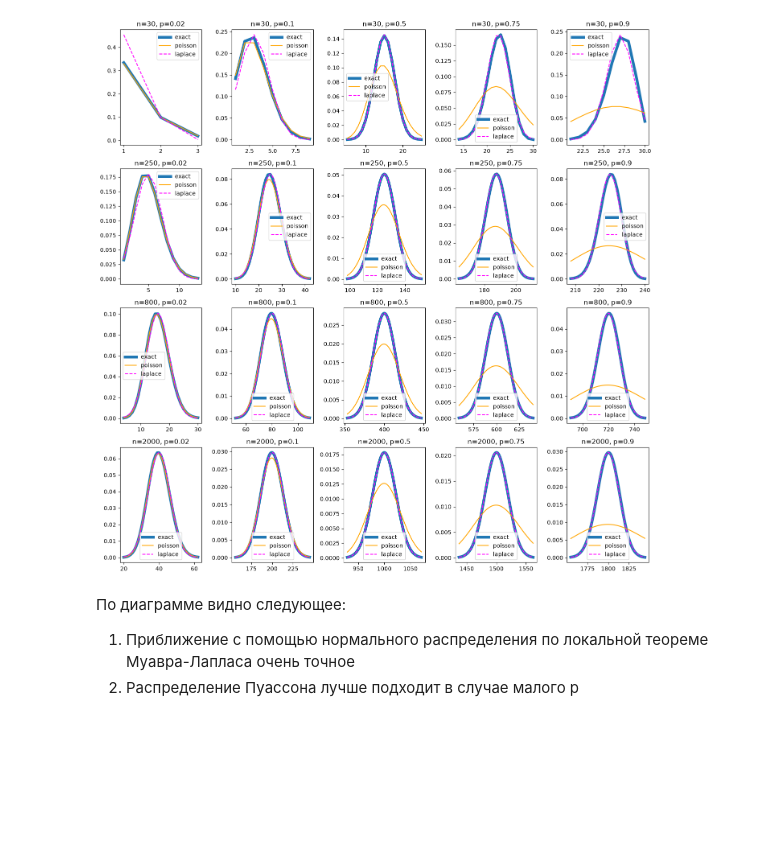
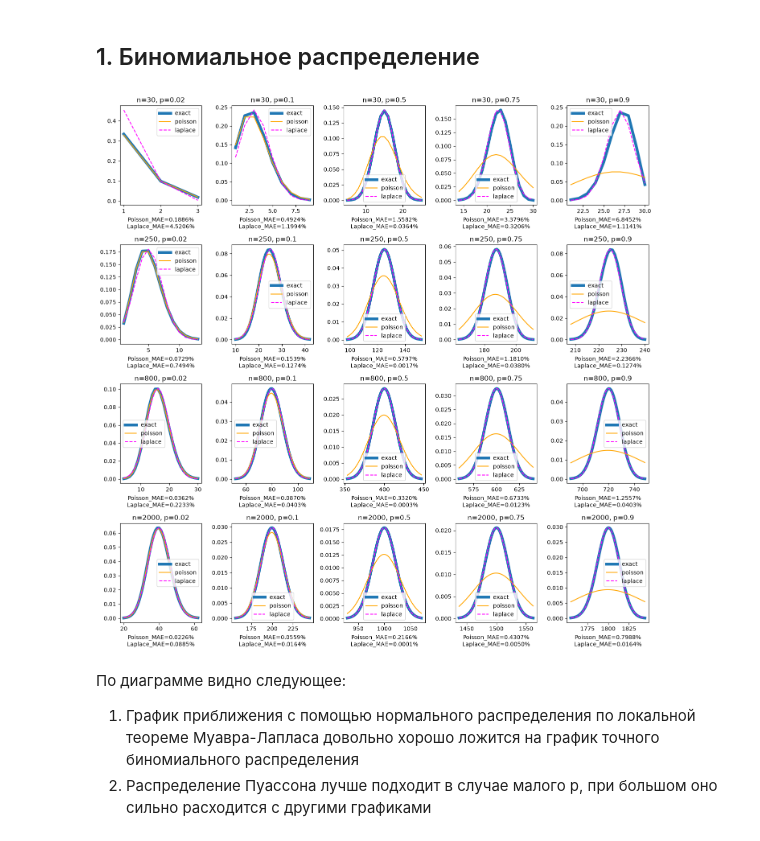
Before and after one commit to ilyakosstin/proba_billy_tea_1, a Jupyter notebook: 4/solution.ipynb, the cells around one changed output. Drawn from its saved outputs; the diff is of its cells as text; code cells hidden in the pictures; blank space fills up the shorter version.

```diff
--- a/4/solution.ipynb
+++ b/4/solution.ipynb
@@ -24,4 +18,6 @@ Successfully installed scipy-1.18.1
 import numpy as np
 from scipy.stats import binom, norm, poisson
 import matplotlib.pyplot as plt
+# %% [markdown]
+## 1. Биномиальное распределение
 # %%
@@ -36,41 +40,51 @@ def binom_moivre_laplace(k, n, p):
     sigma = np.sqrt(n * p * (1 - p))
     return norm.pdf(k, loc=mu, scale=sigma)
 # %%
+# Посмотрим на графики распределения и посчитаем MAE (mean absolute error) в %
+
 # Различные значения параметров, которые будем перебирать
 # Будем считать со всеми k in [1:n]
+
+# по вертикали -- количество экспериментов
 ns = [30, 250, 800, 2000]
+
+# по горизонтали -- вероятность "успешного" исхода
 ps = [0.02, 0.1, 0.5, 0.75, 0.9]
 
 # Помогает отрезать ненужную часть графика, где у всех распределений
 # значение примерно 0. use_threshold=False отключает обрезание
 threshold = 1e-4
 use_threshold = True
 
 fig, axes = plt.subplots(len(ns), len(ps), figsize=(14, 14))
 
 for i, n in enumerate(ns):
     for j, p in enumerate(ps):
         ax = axes[i, j]
         ks = np.arange(1, n + 1)
         exact = binom_exact_prob(ks, n, p)
         poiss = binom_poisson_prob(ks, n, p)
         lapl = binom_moivre_laplace(ks, n, p)
 
         using_threshold = threshold if use_threshold else 0
         mask = (exact > using_threshold) & (poiss > using_threshold) & (lapl > using_threshold)
 
+        poisson_mae = np.abs(poiss[mask] - exact[mask]).mean() * 100
+        lapl_mae = np.abs(lapl[mask] - exact[mask]).mean() * 100
+
         ax.plot(ks[mask], exact[mask], label="exact", linewidth=5)
         ax.plot(ks[mask], poiss[mask], color='orange', label="poisson")
         ax.plot(ks[mask], lapl[mask], color='magenta', label="laplace", linestyle="--")
 
         ax.set_title(f"n={n}, p={p}")
+        ax.set_xlabel(f"Poisson_MAE={poisson_mae:.4f}%\nLaplace_MAE={lapl_mae:.4f}%")
         ax.legend()
 
 plt.tight_layout()
 plt.show()
 # %% [output]
-[figure, old version]
+[figure, new version]
 # %% [markdown]
 По диаграмме видно следующее:
-1) Приближение с помощью нормального распределения по локальной теореме Муавра-Лапласа очень точное
-2) Распределение Пуассона лучше подходит в случае малого p
+1) График приближения с помощью нормального распределения по локальной теореме Муавра-Лапласа довольно хорошо ложится на график точного биномиального распределения
+2) Распределение Пуассона лучше подходит в случае малого p, при большом оно сильно расходится с другими графиками
```
Also changed, not shown: parts of 13 cells of this notebook, 2 other files.
